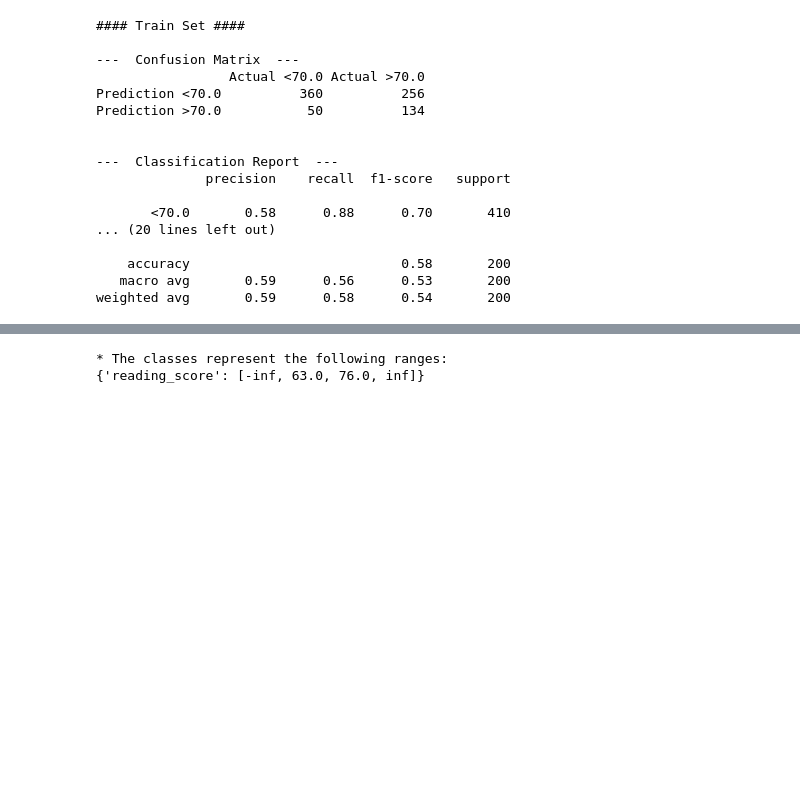
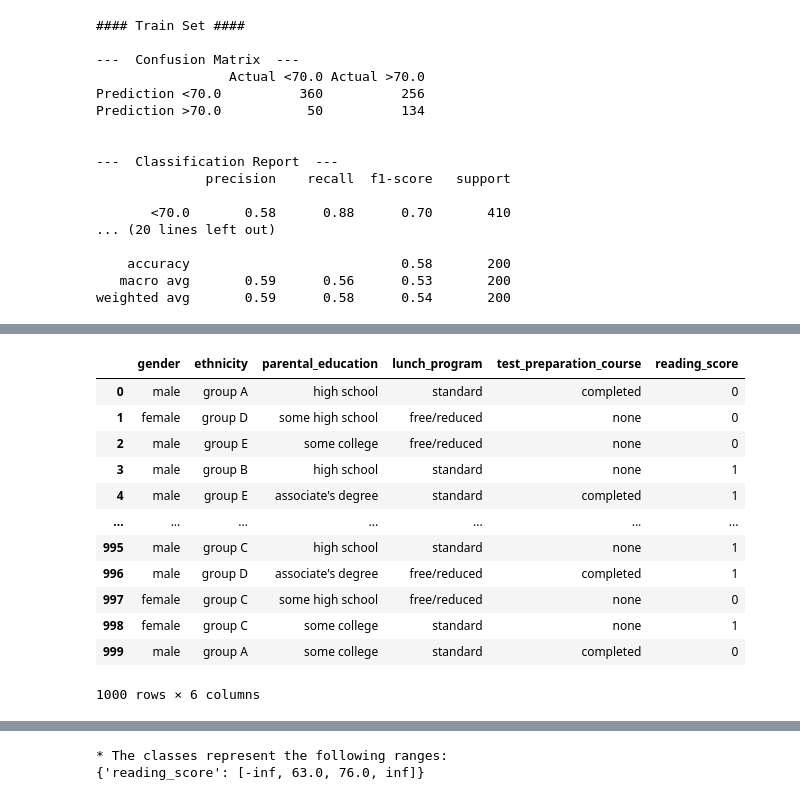
Before and after one commit to AdamBoley/Exam-Scores-Analysis, a Jupyter notebook: jupyter_notebooks/08c-reading-score-model.ipynb, the cells around one changed output, grey strips where cells are left out. Saved outputs shown, nothing was run; the diff lists cells and outputs as text; code cells hidden in the pictures; blank space fills up the shorter version.

```diff
--- a/jupyter_notebooks/08c-reading-score-model.ipynb
+++ b/jupyter_notebooks/08c-reading-score-model.ipynb
@@ -456,0 +473,16 @@ We will now examine the 3 bin approach.
+# %%
+df_reading_clf_ad_2
+# %% [output]
+|  | gender | ethnicity | parental_education | lunch_program | test_preparation_course | reading_score |
+| 0 | male | group A | high school | standard | completed | 0 |
+| 1 | female | group D | some high school | free/reduced | none | 0 |
+| 2 | male | group E | some college | free/reduced | none | 0 |
+| 3 | male | group B | high school | standard | none | 1 |
+| 4 | male | group E | associate's degree | standard | completed | 1 |
+| ... | ... | ... | ... | ... | ... | ... |
+| 995 | male | group C | high school | standard | none | 1 |
+| 996 | male | group D | associate's degree | free/reduced | completed | 1 |
+| 997 | female | group C | some high school | free/reduced | none | 0 |
+| 998 | female | group C | some college | standard | none | 1 |
+| 999 | male | group A | some college | standard | completed | 0 |
+1000 rows × 6 columns
```
Also changed, not shown: parts of 30 cells of this notebook, 1 other file.
